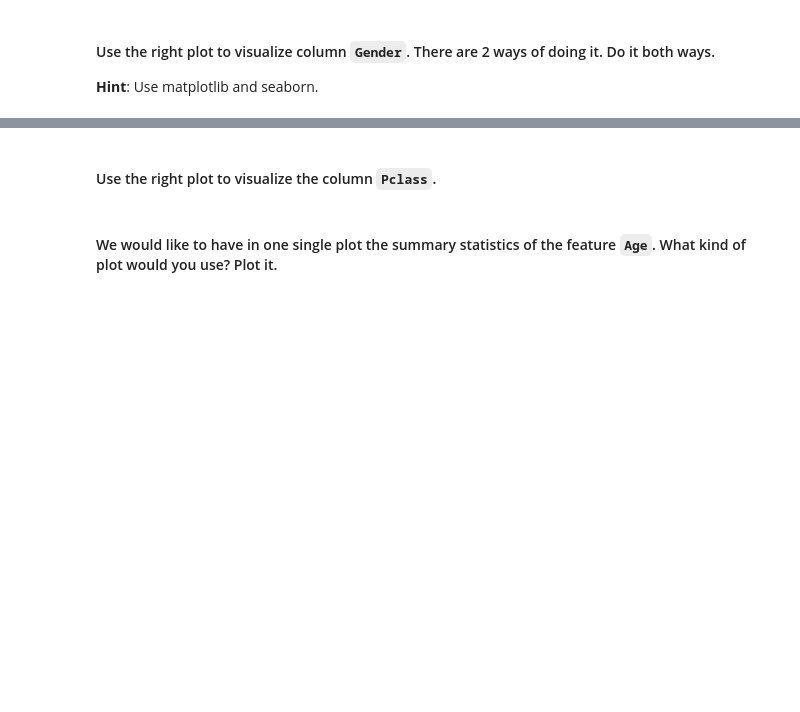
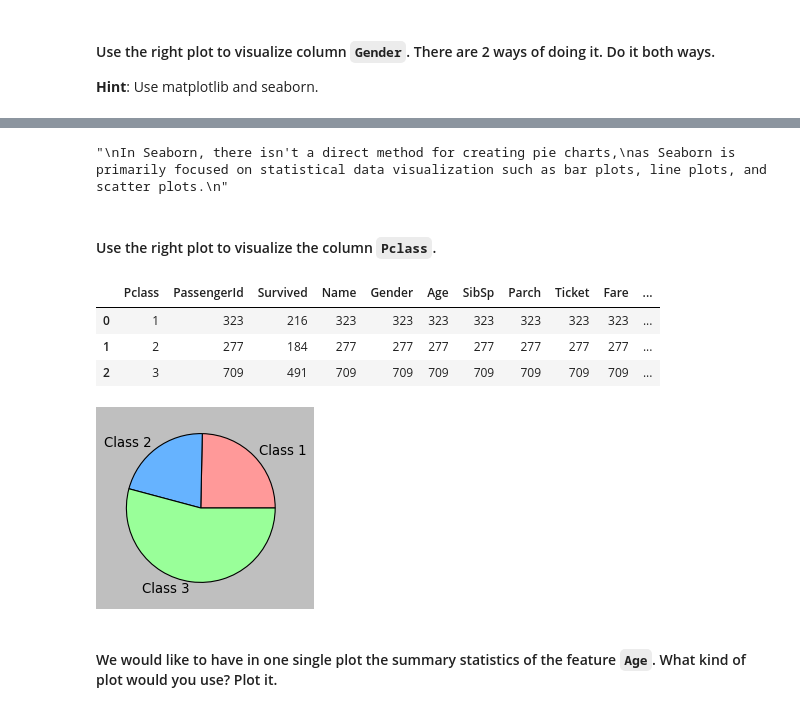
Before and after one commit to Kristinawk/dataptmad0924_labs, a Jupyter notebook: module-2/matplotlib-seaborn/your-code/main.ipynb, the cells around one changed output, grey strips where cells are left out. Drawn from its saved outputs; the diff is of its cells as text; code cells hidden in the pictures; blank space fills up the shorter version.

```diff
--- a/module-2/matplotlib-seaborn/your-code/main.ipynb
+++ b/module-2/matplotlib-seaborn/your-code/main.ipynb
@@ -348,7 +439,36 @@ your comments here
+# %%
+# Method 2 - seaborn
+# your code here
+
+'''
+In Seaborn, there isn't a direct method for creating pie charts,
+as Seaborn is primarily focused on statistical data visualization such as bar plots, line plots, and scatter plots.
+'''
+# %% [output]
+"\nIn Seaborn, there isn't a direct method for creating pie charts,\nas Seaborn is primarily focused on statistical data visualization such as bar plots, line plots, and scatter plots.\n"
 # %% [markdown]
 #### Use the right plot to visualize the column `Pclass`.
 # %%
 # your code here
+
+df_pclass = titanic.groupby(['Pclass']).count().reset_index()
+df_pclass.head()
+# %% [output]
+|  | Pclass | PassengerId | Survived | Name | Gender | Age | SibSp | Parch | Ticket | Fare | ... |
+| 0 | 1 | 323 | 216 | 323 | 323 | 323 | 323 | 323 | 323 | 323 | ... |
+| 1 | 2 | 277 | 184 | 277 | 277 | 277 | 277 | 277 | 277 | 277 | ... |
+| 2 | 3 | 709 | 491 | 709 | 709 | 709 | 709 | 709 | 709 | 709 | ... |
+# %%
+plt.figure(figsize=(3,3))
+
+mylabels = ['Class 1', 'Class 2', 'Class 3']
+mycolors = ['#ff9999','#66b3ff','#99ff99']
+
+plt.pie(df_pclass['PassengerId'], labels = mylabels, colors = mycolors)
+
+plt.show()
+# %% [output]
+[figure, added]
 # %% [markdown]
 #### We would like to have in one single plot the summary statistics of the feature `Age`. What kind of plot would you use? Plot it.
 # %%
```
Also changed, not shown: parts of 25 cells of this notebook, 2 other files.
